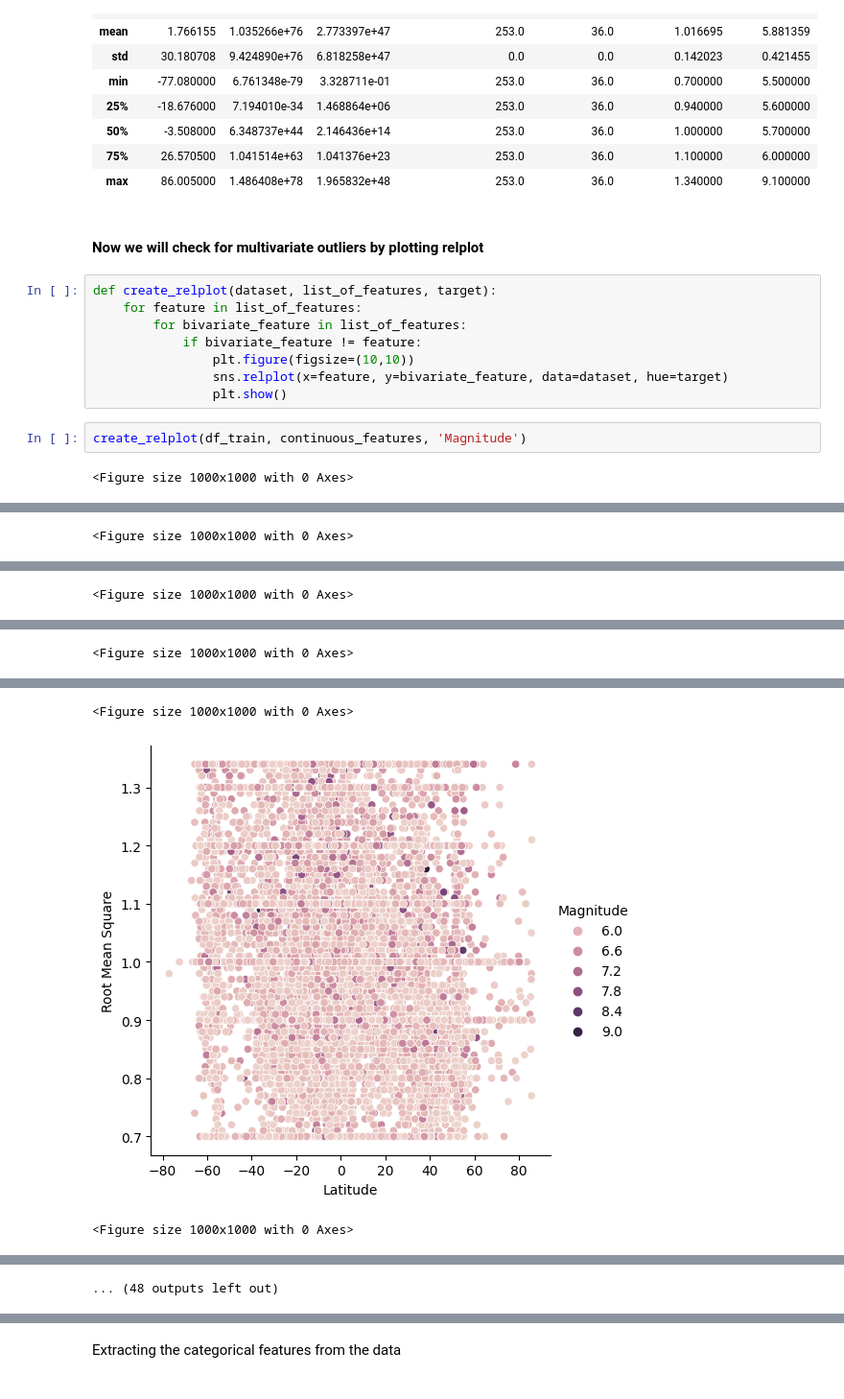
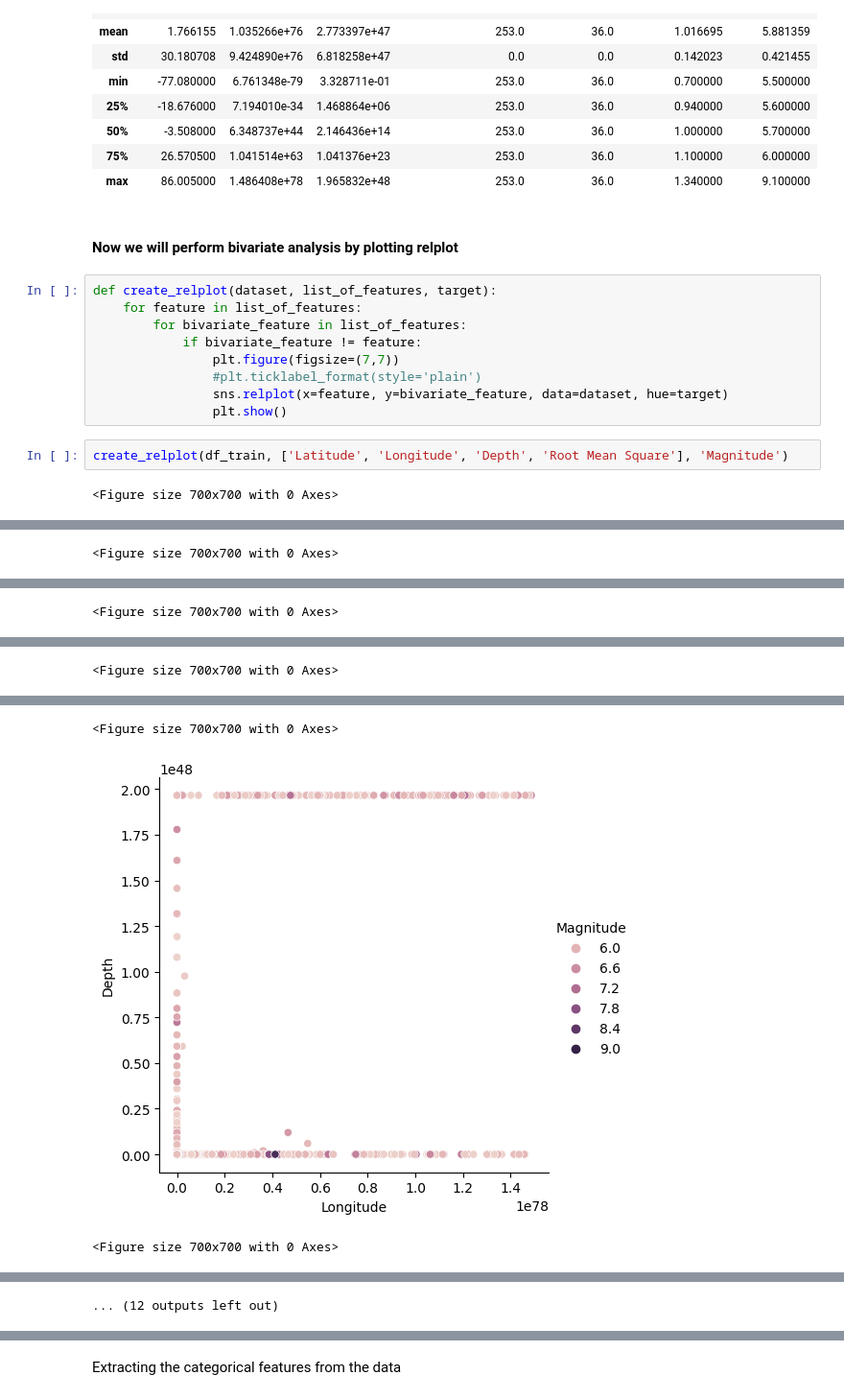
Before and after one commit to nipun1992/EarthquakeMagnitudePrediction, a Jupyter notebook: Earthquake_Magnitude_Prediction.ipynb, the cells around one changed output, grey strips where cells are left out. Shown at 96% size. Drawn from its saved outputs; the diff is of its cells as text.

```diff
--- a/Earthquake_Magnitude_Prediction.ipynb
+++ b/Earthquake_Magnitude_Prediction.ipynb
@@ -461,20 +461,21 @@ df_train.describe()
 | 75% | 26.570500 | 1.041514e+63 | 1.041376e+23 | 253.0 | 36.0 | 1.100000 | 6.000000 |
 | max | 86.005000 | 1.486408e+78 | 1.965832e+48 | 253.0 | 36.0 | 1.340000 | 9.100000 |
 # %% [markdown]
-#### Now we will check for multivariate outliers by plotting relplot
+#### Now we will perform bivariate analysis by plotting relplot
 # %%
 def create_relplot(dataset, list_of_features, target):
     for feature in list_of_features:
         for bivariate_feature in list_of_features:
             if bivariate_feature != feature:
-                plt.figure(figsize=(10,10))
+                plt.figure(figsize=(7,7))
+                #plt.ticklabel_format(style='plain')
                 sns.relplot(x=feature, y=bivariate_feature, data=dataset, hue=target)
                 plt.show()
 # %%
-create_relplot(df_train, continuous_features, 'Magnitude')
+create_relplot(df_train, ['Latitude', 'Longitude', 'Depth', 'Root Mean Square'], 'Magnitude')
 # %% [output]
-<Figure size 1000x1000 with 0 Axes>
+<Figure size 700x700 with 0 Axes>
 [figure]
-<Figure size 1000x1000 with 0 Axes>
+<Figure size 700x700 with 0 Axes>
 [figure]
-<Figure size 1000x1000 with 0 Axes>
+<Figure size 700x700 with 0 Axes>
@@ -482 +483 @@ create_relplot(df_train, continuous_features, 'Magnitude')
-<Figure size 1000x1000 with 0 Axes>
+<Figure size 700x700 with 0 Axes>
@@ -484,3 +485,3 @@ create_relplot(df_train, continuous_features, 'Magnitude')
-<Figure size 1000x1000 with 0 Axes>
+<Figure size 700x700 with 0 Axes>
-[figure, old version]
+[figure, new version]
-<Figure size 1000x1000 with 0 Axes>
+<Figure size 700x700 with 0 Axes>
@@ -488 +489 @@ create_relplot(df_train, continuous_features, 'Magnitude')
-... (48 outputs left out)
+... (12 outputs left out)
```
Also changed, not shown: parts of 29 cells of this notebook.
